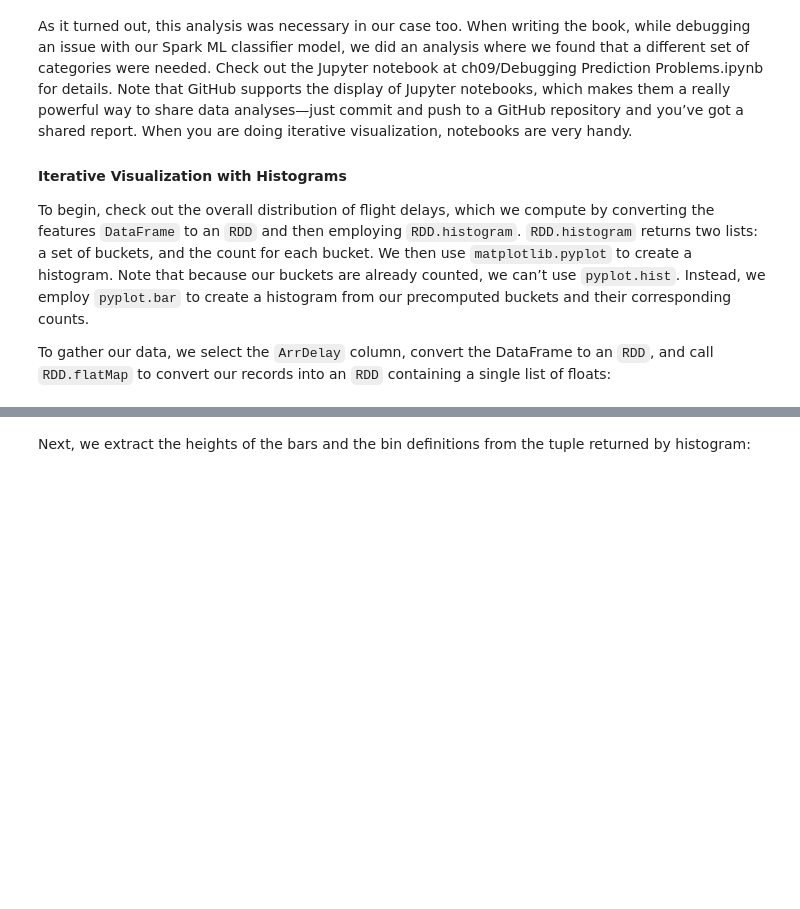
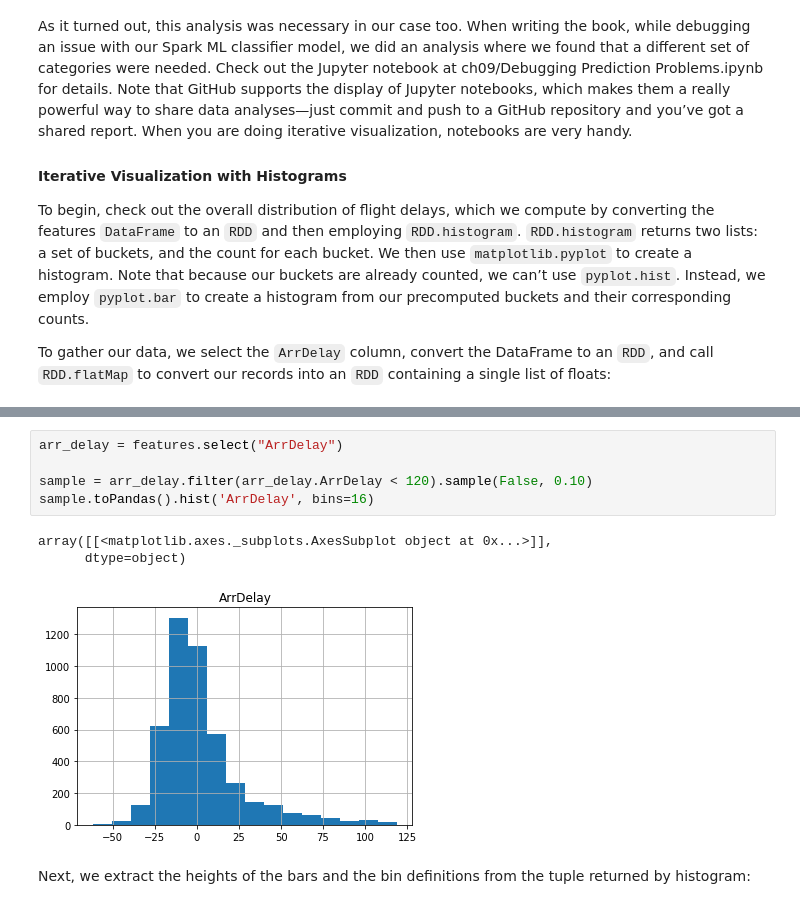
Before and after one commit to xavierlarriva/Agile_Data_Code_2, a Jupyter notebook: ch07/Making_Predictions.ipynb, the cells around one changed output, grey strips where cells are left out. Drawn from its saved outputs; the diff is of its cells as text; blank space fills up the shorter version.

```diff
--- a/ch07/Making_Predictions.ipynb
+++ b/ch07/Making_Predictions.ipynb
@@ -584,3 +585,12 @@ data_tuple
+# %%
+arr_delay = features.select("ArrDelay")
+
+sample = arr_delay.filter(arr_delay.ArrDelay < 120).sample(False, 0.10)
+sample.toPandas().hist('ArrDelay', bins=16)
+# %% [output]
+array([[<matplotlib.axes._subplots.AxesSubplot object at 0x...>]],
+      dtype=object)
+[figure, added]
 # %% [markdown]
 Next, we extract the heights of the bars and the bin definitions from the tuple returned by histogram:
 # %%
```
Also changed, not shown: parts of 24 cells of this notebook.
